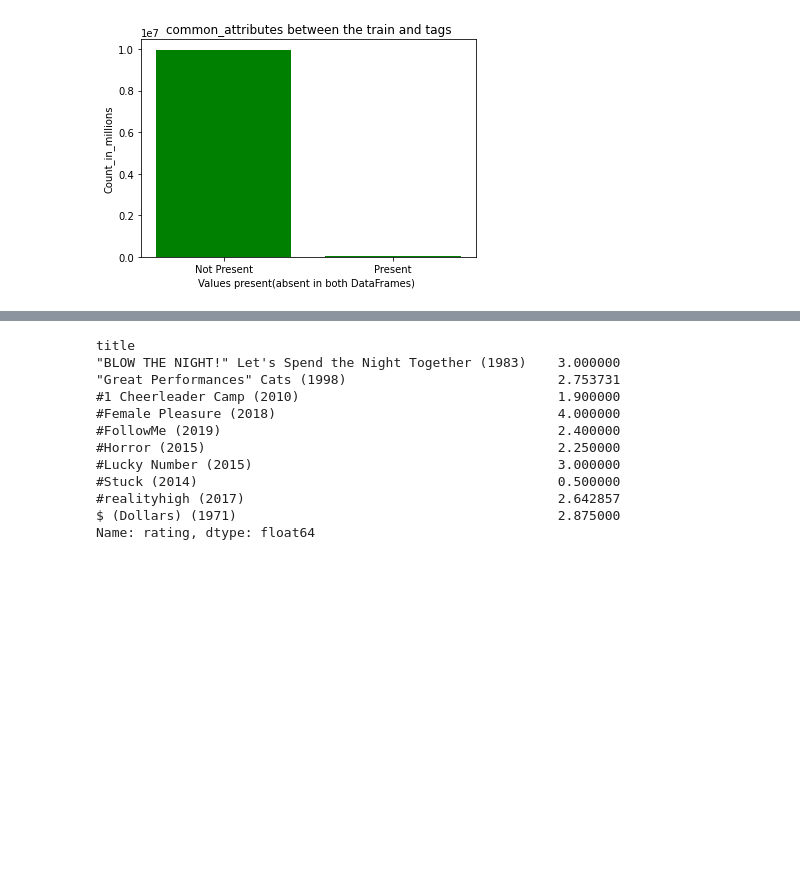
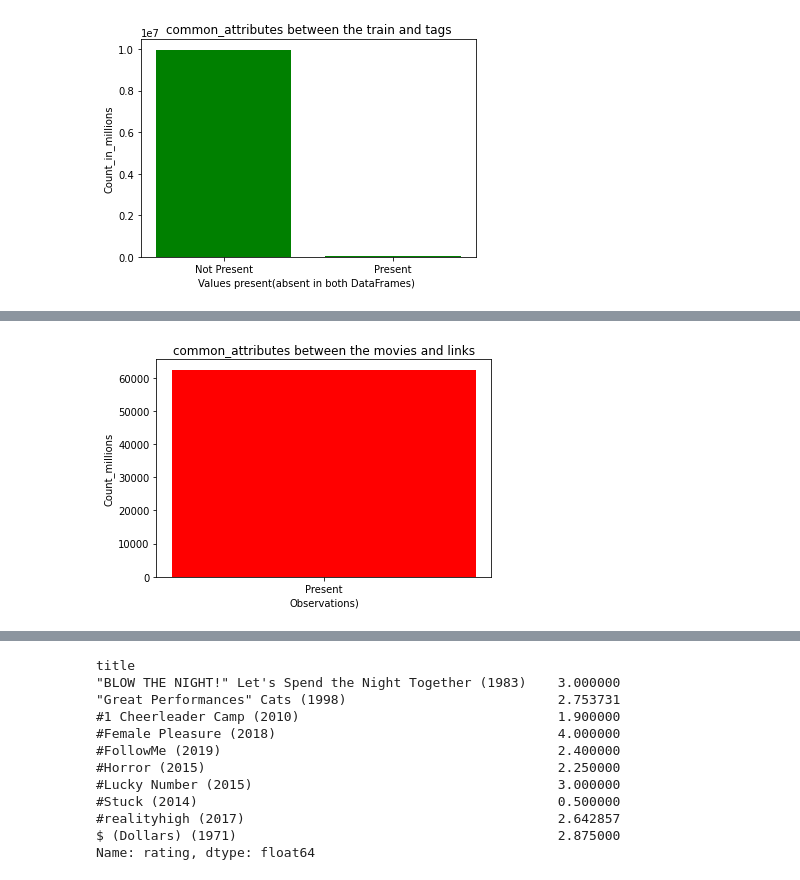
Before and after one commit to MafikengZ/Unsupervised-Learning-Recommender-Systems, a Jupyter notebook: engine.ipynb, the cells around one changed output, grey strips where cells are left out. Cells and saved outputs as stored; diff of their text form; code cells hidden in the pictures; blank space fills up the shorter version.

```diff
--- a/engine.ipynb
+++ b/engine.ipynb
@@ -492,0 +506,13 @@ plt.show()
+# %%
+# Finding values in the MovieID columns of the links and movies data frame.
+common_movieid2 = pd.DataFrame(movies['movieId'].isin(links['movieId']).
+                          value_counts())
+plt.bar(['Present'],
+        common_movieid2.values.reshape(len(common_movieid2), ),
+        color='red')
+plt.xlabel('Observations')
+plt.ylabel('Count_millions')
+plt.title('common_attributes between the movies and links')
+plt.show()
+# %% [output]
+[figure, added]
```
Also changed, not shown: parts of 5 cells of this notebook.
